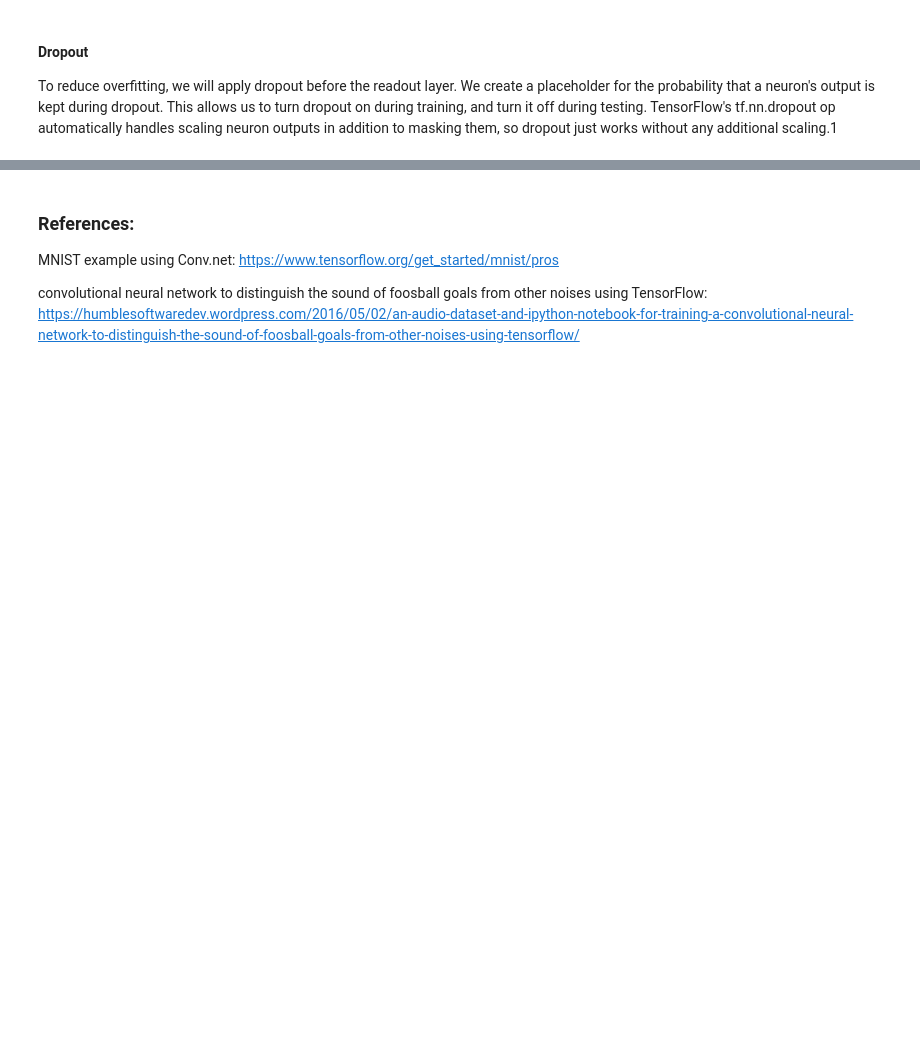
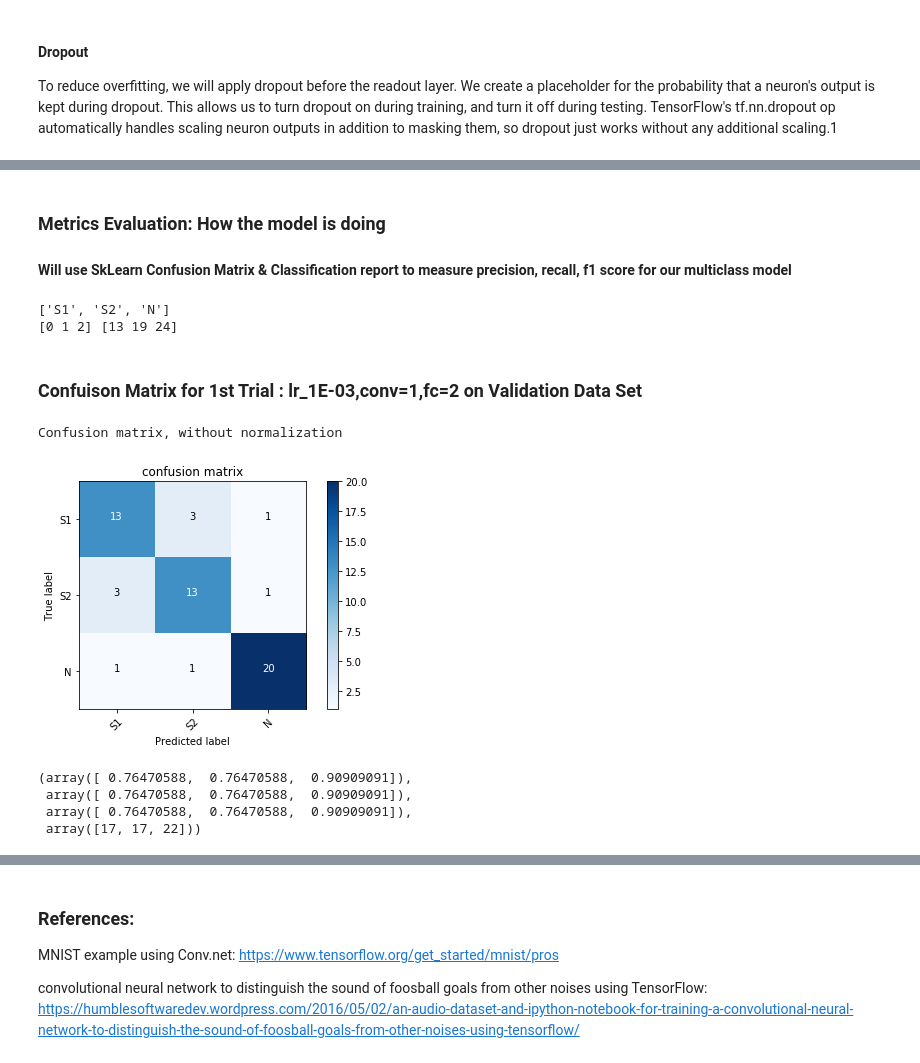
Before and after one commit to spandanchakraborty/UCapstone, a Jupyter notebook: Classify_Heart_Sound.ipynb, the cells around one changed output, grey strips where cells are left out. Drawn from its saved outputs; the diff is of its cells as text; code cells hidden in the pictures; blank space fills up the shorter version.

```diff
--- a/Classify_Heart_Sound.ipynb
+++ b/Classify_Heart_Sound.ipynb
@@ -610,0 +639,3 @@ Test accuracy 0.762887
+# %%
+
+y_val_prd_result_1=main()
@@ -610,0 +721,57 @@ Test accuracy 0.762887
+# %% [markdown]
+### Metrics Evaluation: How the model is doing
+#### Will use SkLearn  Confusion Matrix  & Classification report to measure precision, recall, f1 score for our multiclass model
+# %%
+from sklearn.metrics import confusion_matrix
+from sklearn.metrics import classification_report
+import itertools
+def plot_confusion_matrix(cm, classes,normalize=False,title='Confusion matrix',cmap=plt.cm.Blues):
+    plt.imshow(cm, interpolation='nearest', cmap=cmap)
+    plt.title(title)
+    plt.colorbar()
+    tick_marks = np.arange(len(classes))
+    plt.xticks(tick_marks, classes, rotation=45)
+    plt.yticks(tick_marks, classes)
+
+    if normalize:
+        cm = cm.astype('float') / cm.sum(axis=1)[:, np.newaxis]
+        print("Normalized confusion matrix")
+    else:
+        print('Confusion matrix, without normalization')
+
+    thresh = cm.max() / 2.
+    for i, j in itertools.product(range(cm.shape[0]), range(cm.shape[1])):
+        plt.text(j, i, cm[i, j],
+                 horizontalalignment="center",
+                 color="white" if cm[i, j] > thresh else "black")
+    plt.tight_layout()
+    plt.ylabel('True label')
+    plt.xlabel('Predicted label')
+# %%
+classes=['S1','S2','N']
+print(classes)
+#print(y_pred[0:20])
+t1,t2=np.unique(y_val_prd_result_2, return_counts=True)
+print(t1, t2)
+# %% [output]
+['S1', 'S2', 'N']
+[0 1 2] [13 19 24]
+# %%
+y_val_arg_max=np.argmax(y_val, axis=1)
+# %% [markdown]
+### Confuison Matrix for  1st Trial  : lr_1E-03,conv=1,fc=2  on Validation Data Set
+# %%
+cnf_matrix = confusion_matrix(y_val_arg_max, y_val_prd_result_1)
+plot_confusion_matrix(cnf_matrix, classes=classes, normalize=False,
+                      title='confusion matrix')
+# %% [output]
+Confusion matrix, without normalization
+[figure, added]
+# %%
+from sklearn.metrics import precision_recall_fscore_support
+precision_recall_fscore_support(y_val_arg_max, y_val_prd_result_1, average=None)
+# %% [output]
+(array([ 0.76470588,  0.76470588,  0.90909091]),
+ array([ 0.76470588,  0.76470588,  0.90909091]),
+ array([ 0.76470588,  0.76470588,  0.90909091]),
+ array([17, 17, 22]))
```
Also changed, not shown: parts of 149 cells of this notebook, 1 other file.
